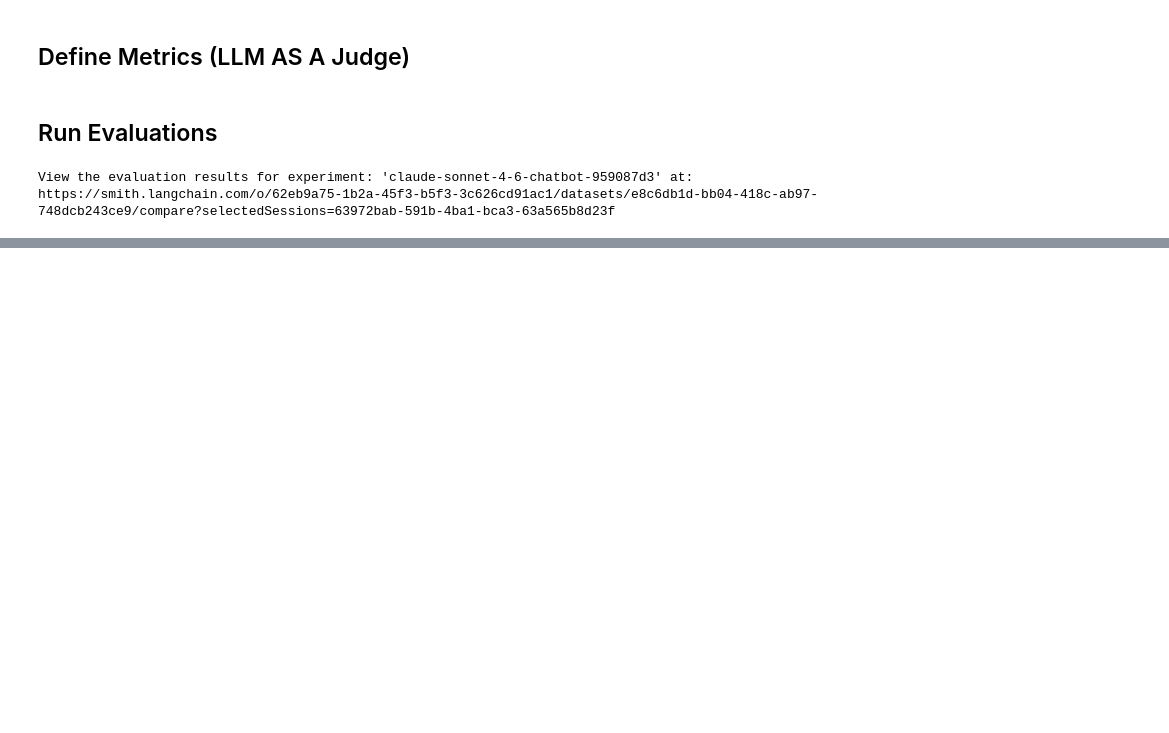
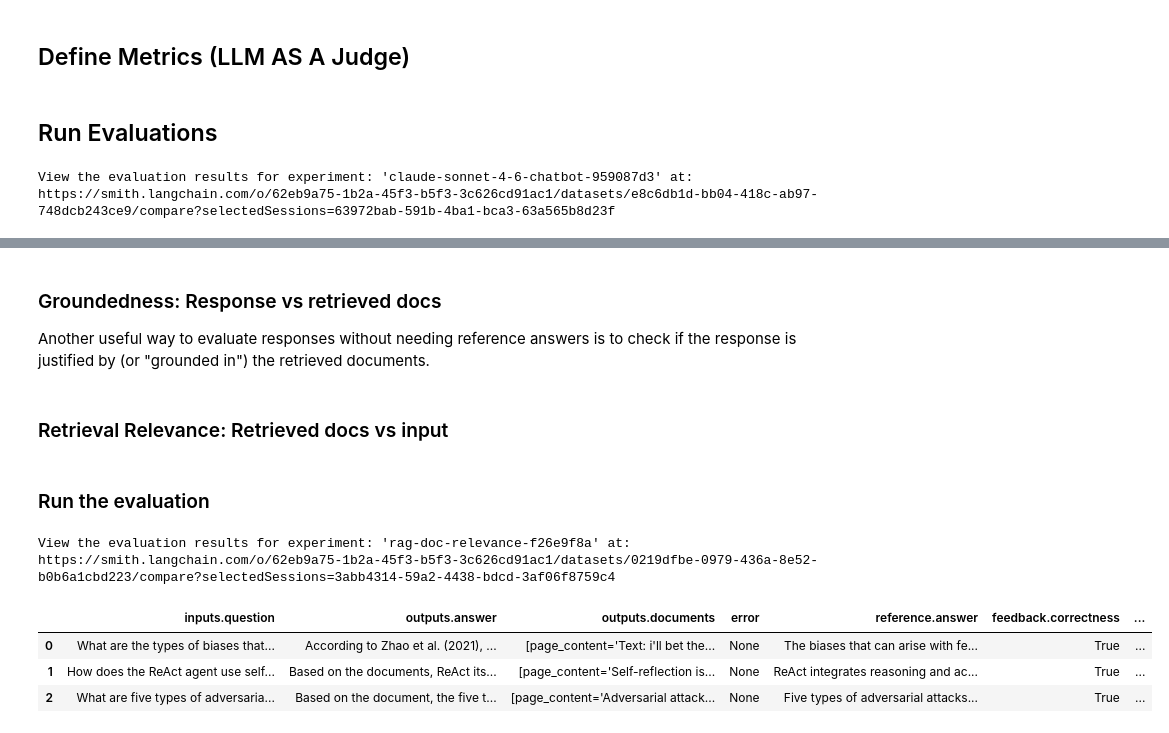
Before and after one commit to vipinraj32/Kaushal, a Jupyter notebook: KaushalAssistant/rag_evaluation.ipynb, the cells around one changed output, grey strips where cells are left out. Saved outputs shown, nothing was run; the diff lists cells and outputs as text; code cells hidden in the pictures; blank space fills up the shorter version.

Commit message:
implemt the RaG Evaluation correctness, groundedness, relevance, retrieval_relevance

```diff
--- a/KaushalAssistant/rag_evaluation.ipynb
+++ b/KaushalAssistant/rag_evaluation.ipynb
@@ -137,0 +240,28 @@ https://smith.langchain.com/o/62eb9a75-1b2a-45f3-b5f3-3c626cd91ac1/datasets/e8c6
+# %%
+from langsmith import Client
+
+client=Client()
+
+# Define the examples for the dataset
+examples = [
+    {
+        "inputs": {"question": "How does the ReAct agent use self-reflection? "},
+        "outputs": {"answer": "ReAct integrates reasoning and acting, performing actions - such tools like Wikipedia search API - and then observing / reasoning about the tool outputs."},
+    },
+    {
+        "inputs": {"question": "What are the types of biases that can arise with few-shot prompting?"},
+        "outputs": {"answer": "The biases that can arise with few-shot prompting include (1) Majority label bias, (2) Recency bias, and (3) Common token bias."},
+    },
+    {
+        "inputs": {"question": "What are five types of adversarial attacks?"},
+        "outputs": {"answer": "Five types of adversarial attacks are (1) Token manipulation, (2) Gradient based attack, (3) Jailbreak prompting, (4) Human red-teaming, (5) Model red-teaming."},
+    }
+]
+
+### create the daatset and example in LAngsmith
+dataset_name="RAG Test Evaluation"
+dataset = client.create_dataset(dataset_name=dataset_name)
+client.create_examples(
+    dataset_id=dataset.id,
+    examples=examples
+)
@@ -137,0 +369,3 @@ https://smith.langchain.com/o/62eb9a75-1b2a-45f3-b5f3-3c626cd91ac1/datasets/e8c6
+# %% [markdown]
+### Groundedness: Response vs retrieved docs
+Another useful way to evaluate responses without needing reference answers is to check if the response is justified by (or "grounded in") the retrieved documents.
@@ -137,0 +405,2 @@ https://smith.langchain.com/o/62eb9a75-1b2a-45f3-b5f3-3c626cd91ac1/datasets/e8c6
+# %% [markdown]
+### Retrieval Relevance: Retrieved docs vs input
@@ -137,0 +445,22 @@ https://smith.langchain.com/o/62eb9a75-1b2a-45f3-b5f3-3c626cd91ac1/datasets/e8c6
+# %% [markdown]
+### Run the evaluation
+# %%
+def target(inputs: dict) -> dict:
+    return rag_bot(inputs["question"])
+
+experiment_results = client.evaluate(
+    target,
+    data=dataset_name,
+    evaluators=[correctness, groundedness, relevance, retrieval_relevance],
+    experiment_prefix="rag-doc-relevance",
+    metadata={"version": "LCEL context, claude-sonnet-4-6-preview"},
+)
+# Explore results locally as a dataframe if you have pandas installed
+experiment_results.to_pandas()
+# %% [output]
+View the evaluation results for experiment: 'rag-doc-relevance-f26e9f8a' at:
+https://smith.langchain.com/o/62eb9a75-1b2a-45f3-b5f3-3c626cd91ac1/datasets/0219dfbe-0979-436a-8e52-b0b6a1cbd223/compare?selectedSessions=3abb4314-59a2-4438-bdcd-3af06f8759c4
+|  | inputs.question | outputs.answer | outputs.documents | error | reference.answer | feedback.correctness | ... |
+| 0 | What are the types of biases that... | According to Zhao et al. (2021), ... | [page_content='Text: i'll bet the... | None | The biases that can arise with fe... | True | ... |
+| 1 | How does the ReAct agent use self... | Based on the documents, ReAct its... | [page_content='Self-reflection is... | None | ReAct integrates reasoning and ac... | True | ... |
+| 2 | What are five types of adversaria... | Based on the document, the five t... | [page_content='Adversarial attack... | None | Five types of adversarial attacks... | True | ... |
```
Also changed, not shown: parts of 13 cells of this notebook.
